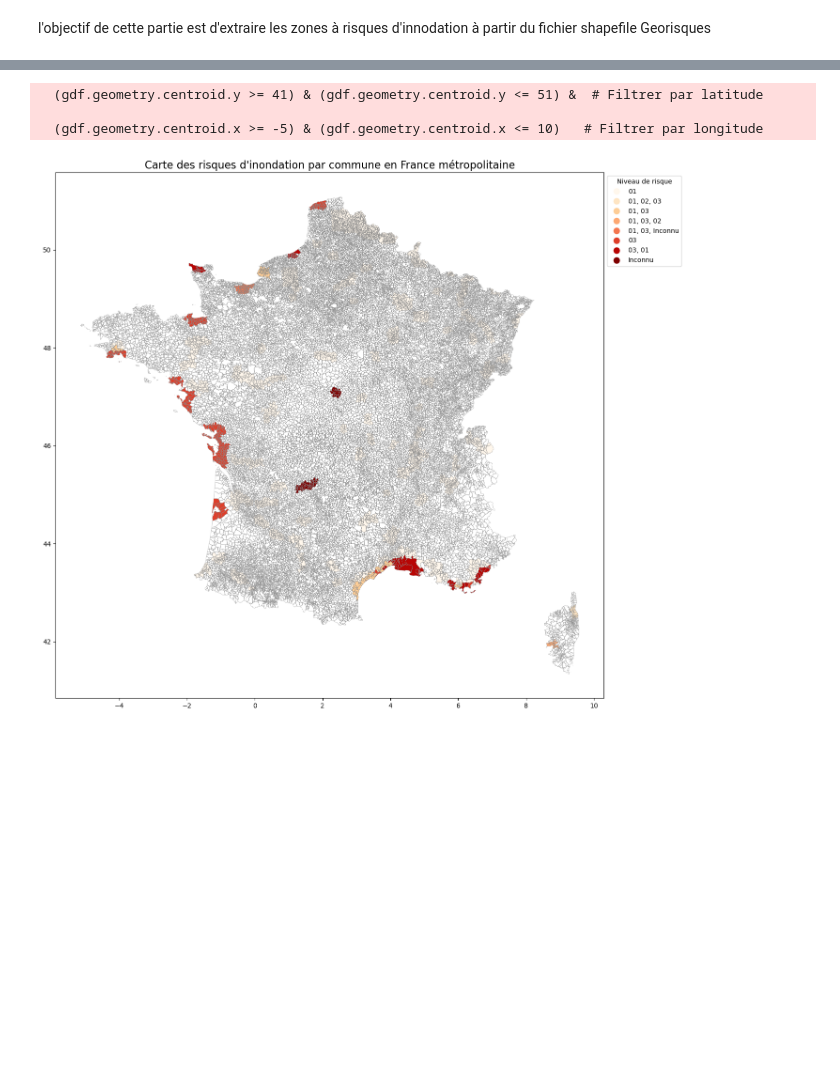
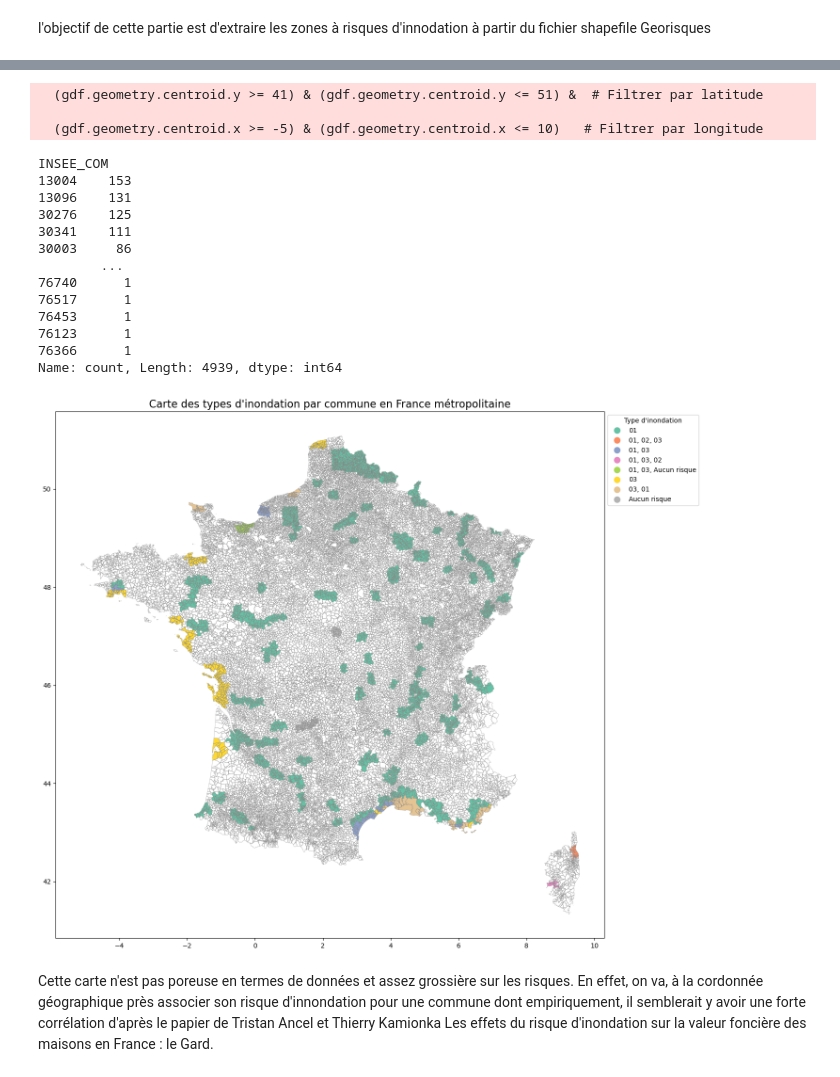
Before and after one commit to Jeanjacob20/Python-For-Data-Science-Project, a Jupyter notebook: Shapefile processing/zonage.ipynb, the cells around one changed output, grey strips where cells are left out. Cells and saved outputs as stored; diff of their text form; code cells hidden in the pictures; blank space fills up the shorter version.

```diff
--- a/Shapefile processing/zonage.ipynb
+++ b/Shapefile processing/zonage.ipynb
@@ -6,13 +29,15 @@ import matplotlib.pyplot as plt
 from cartiflette import carti_download
 
 # Charger les données géographiques du Shapefile
-shapefile_path = "n_carte_inond_s.shp"
+shapefile_path = "Shp file : Zones innondables/n_carte_inond_s.shp"
 gdf = gpd.read_file(shapefile_path)
 
+# Filtrer pour garder uniquement les points en France métropolitaine
 gdf = gdf[
     (gdf.geometry.centroid.y >= 41) & (gdf.geometry.centroid.y <= 51) &  # Filtrer par latitude
     (gdf.geometry.centroid.x >= -5) & (gdf.geometry.centroid.x <= 10)   # Filtrer par longitude
 ]
+
 # Télécharger le fond de carte via Cartiflette
 france = carti_download(
     values=["France"],
@@ -35,41 +60,58 @@ if gdf.crs != france.crs:
 # Effectuer une jointure spatiale entre les points du Shapefile et les communes
 joined = gpd.sjoin(gdf, france, how="left", predicate="intersects")
 
+print(joined["INSEE_COM"].value_counts())
 # Remplacer les valeurs nulles dans 'typ_inond1' par une valeur par défaut
-joined["typ_inond1"] = joined["typ_inond1"].fillna("Inconnu")
+joined["typ_inond1"] = joined["typ_inond1"].fillna("Aucun risque")  # Replace NaN with "Aucun risque"
 
-# Agréger les risques pour chaque commune
+# Agréger les risques pour chaque commune en combinant tous unique risks
+joined["typ_inond1"] = joined["typ_inond1"].astype(str)  # Convert to string for categorical handling
 commune_risks = joined.groupby("INSEE_COM")["typ_inond1"].apply(lambda x: ', '.join(x.unique())).reset_index()
 
 # Ajouter les risques au fond de carte
 france = france.merge(commune_risks, on="INSEE_COM", how="left")
 
 # Créer la carte
 fig, ax = plt.subplots(1, 1, figsize=(15, 12))
 
 # Ajouter les limites des communes
 france.boundary.plot(ax=ax, linewidth=0.5, color="gray", alpha=0.5)
 
-# Remplir les communes avec les risques associés
+# Remplir les communes avec les risques associés (Categorical colormap)
 france.plot(
     column="typ_inond1",
     ax=ax,
     legend=True,
-    cmap="OrRd",
+    cmap="Set2",  # Use a categorical colormap
     legend_kwds={
-        "title": "Niveau de risque",
+        "title": "Type d'inondation",
         "loc": "upper left",
         "bbox_to_anchor": (1, 1),
     },
 )
 
 # Ajouter un titre
-ax.set_title("Carte des risques d'inondation par commune en France métropolitaine", fontsize=16)
+ax.set_title("Carte des types d'inondation par commune en France métropolitaine", fontsize=16)
 
 plt.tight_layout()
 plt.show()
 # %% [output]
   (gdf.geometry.centroid.y >= 41) & (gdf.geometry.centroid.y <= 51) &  # Filtrer par latitude
 
   (gdf.geometry.centroid.x >= -5) & (gdf.geometry.centroid.x <= 10)   # Filtrer par longitude
+INSEE_COM
+13004    153
+13096    131
+30276    125
+30341    111
+30003     86
+        ...
+76740      1
+76517      1
+76453      1
+76123      1
+76366      1
+Name: count, Length: 4939, dtype: int64
-[figure, old version]
+[figure, new version]
+# %% [markdown]
+Cette carte n'est pas poreuse en termes de données et assez grossière sur les risques. En effet, on va, à la cordonnée géographique près associer son risque d'innondation pour une commune dont empiriquement, il semblerait y avoir une forte corrélation d'après le papier de Tristan Ancel et Thierry Kamionka Les effets du risque d'inondation sur la valeur foncière des maisons en France : le Gard.
```
Also changed, not shown: parts of 1 cell of this notebook, 12 other files.
